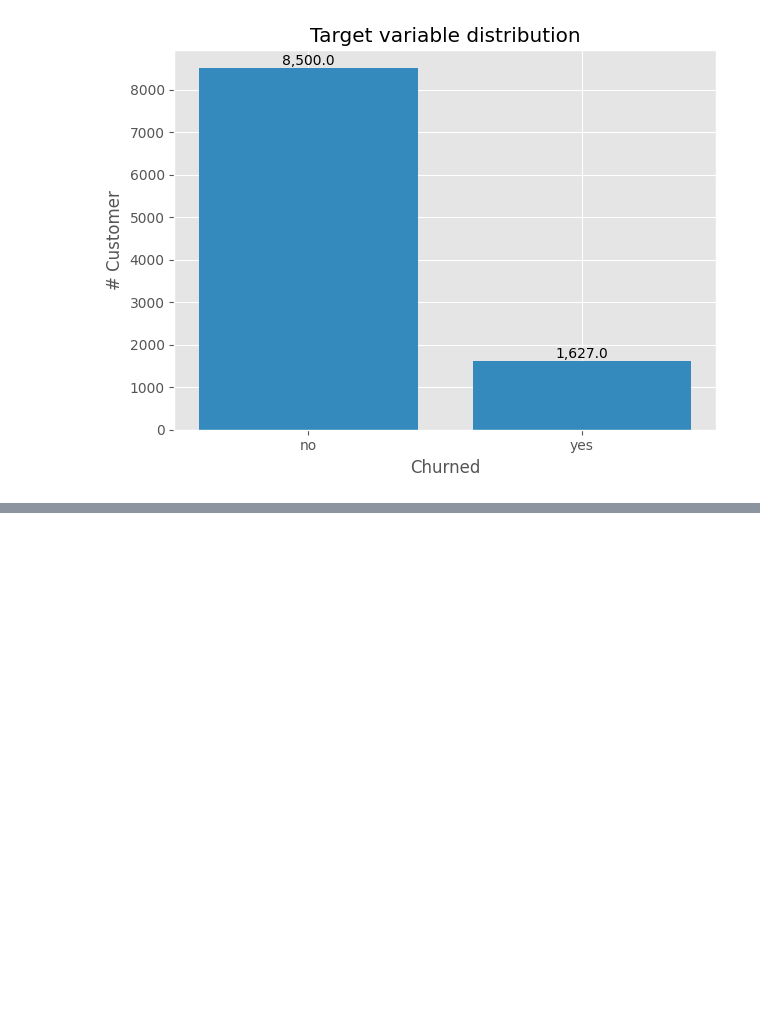
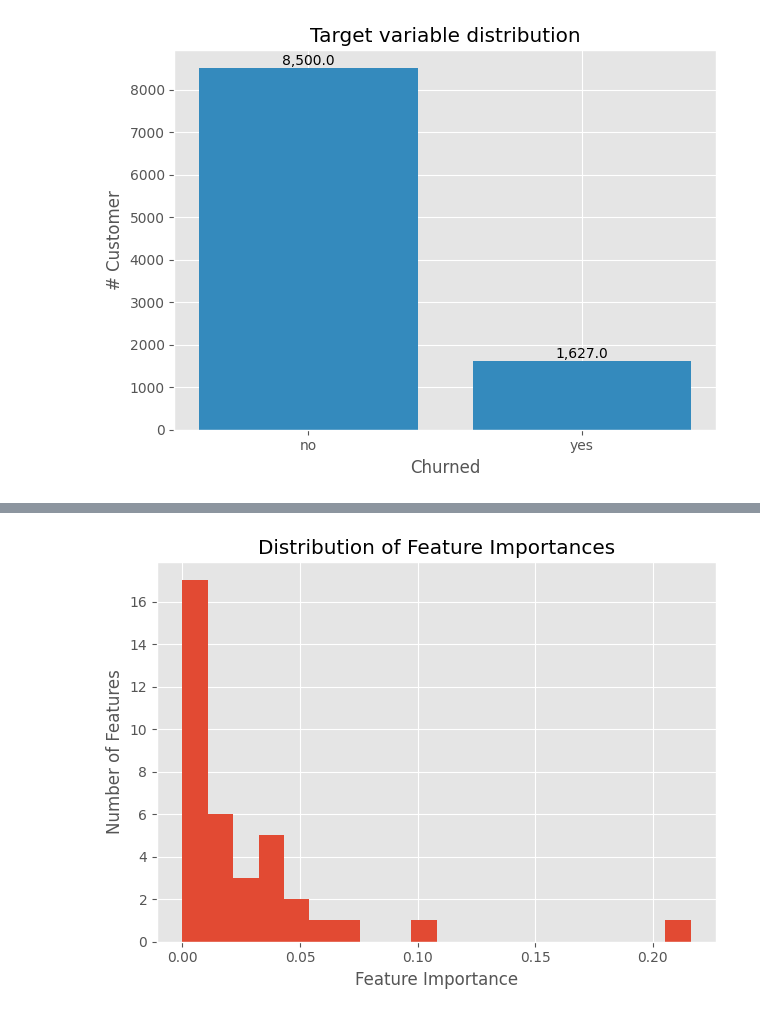
Before and after one commit to justgrossi/Projects, a Jupyter notebook: 2.Churn_Prediction/Churn_Prediction.ipynb, the cells around one changed output, grey strips where cells are left out. Drawn from its saved outputs; the diff is of its cells as text; code cells hidden in the pictures; blank space fills up the shorter version.

```diff
--- a/2.Churn_Prediction/Churn_Prediction.ipynb
+++ b/2.Churn_Prediction/Churn_Prediction.ipynb
@@ -135,7 +412,7 @@ plt.show()
 # %%
 # Split into train test
 
-X=df.drop(columns=['churned'])
+X=df.drop("churned", axis=1)
 y=df['churned']
 
 X_train, X_test, y_train, y_test = train_test_split(
@@ -329,0 +447,40 @@ Best Parameters are found via GridSearchCV for each model.
+# %%
+param_grid= {
+            "classifier__n_estimators": [200, 300, 500],
+            "classifier__max_depth": [3, 5, 7],
+            "classifier__learning_rate": [0.01, 0.1, 0.2]
+        }
+# %%
+# RandomizedSearchCV
+random_search = RandomizedSearchCV(estimator=clf_pipeline,
+param_distributions=param_grid,
+n_iter=20,
+cv=5,
+n_jobs=-1,
+verbose=0,
+random_state=42)
+# %%
+# Train & Evaluate
+# Encode label into 1/0
+le = LabelEncoder()
+y_train_enc = le.fit_transform(y_train)
+y_test_enc = le.transform(y_test)
+
+# Now fit with encoded labels
+random_search.fit(X_train, y_train_enc)
+
+
+# Best model
+print("Best Parameters:", random_search.best_params_)
+best_model = random_search.best_estimator_
+
+
+# Predictions
+y_pred = best_model.predict(X_test)
+
+# Back to 'yes'/'no'
+y_pred_labels = le.inverse_transform(y_pred)
+
+print("Accuracy:", accuracy_score(y_test, y_pred_labels))
+print("F1 Score:", f1_score(y_test, y_pred_labels, average="weighted"))
+print("Classification Report:\n", classification_report(y_test, y_pred_labels))
@@ -329,0 +516,5 @@ Best Parameters are found via GridSearchCV for each model.
+# %%
+# Feature importances
+plot_feature_importance(best_model)
+# %% [output]
+[figure, added]
```
Also changed, not shown: parts of 32 cells of this notebook, 1 other file.
